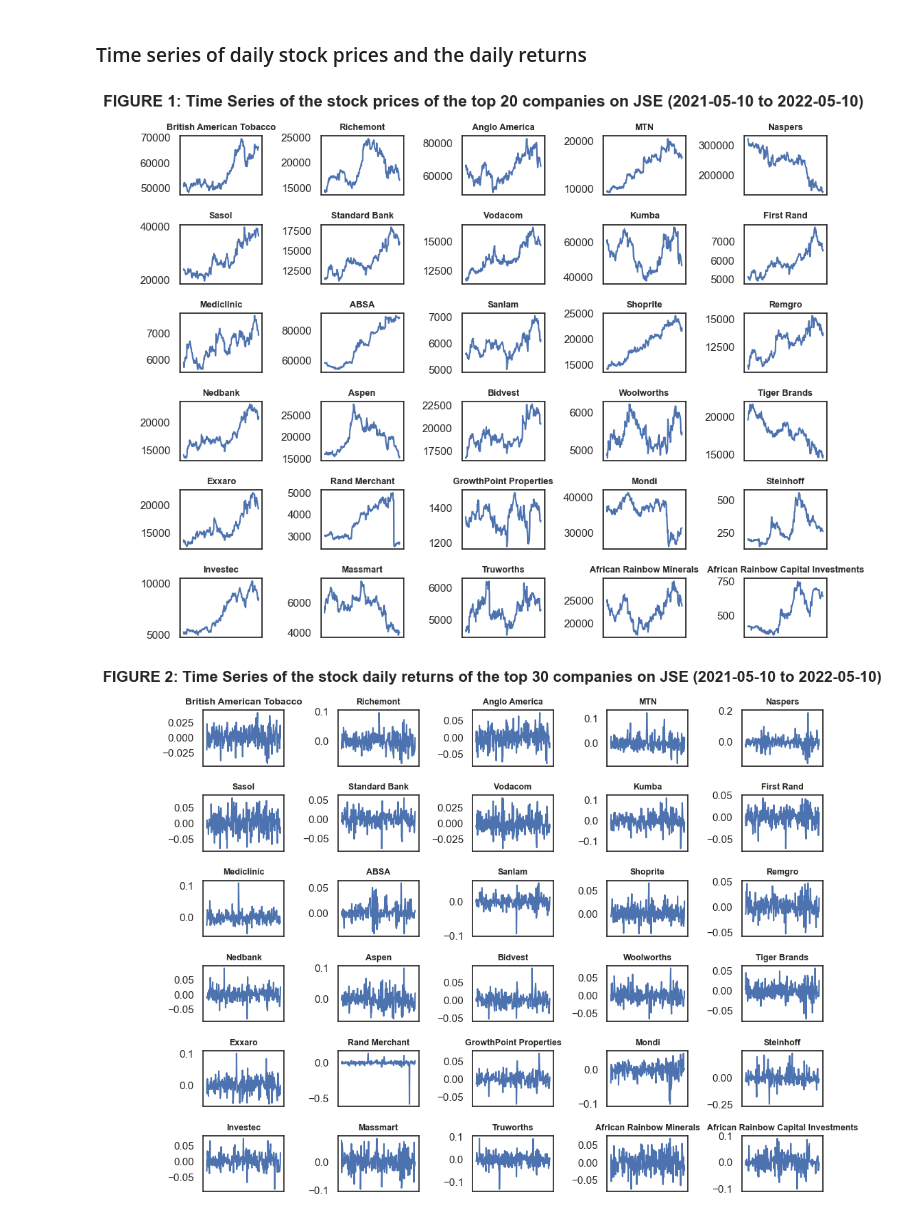
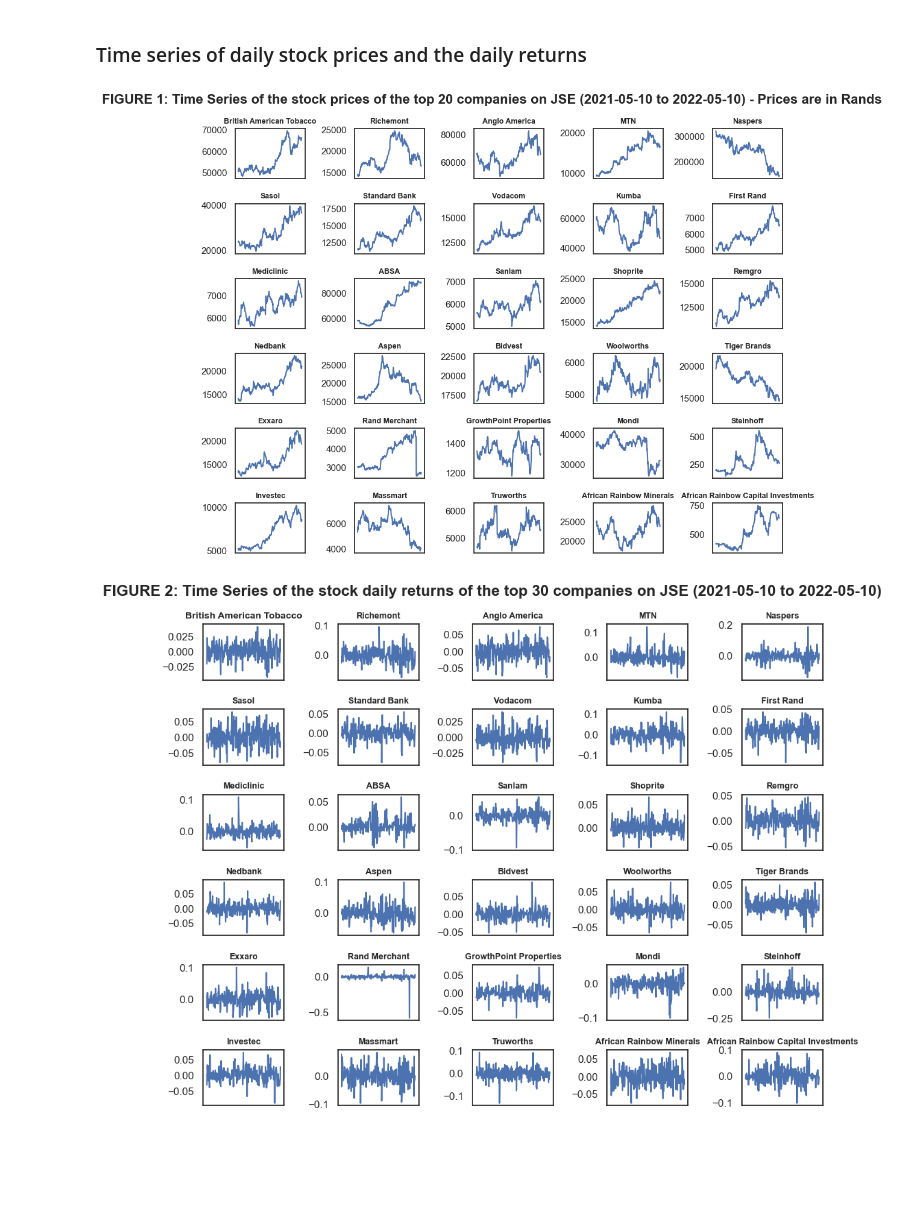
Before and after one commit to NigelGondo/Portfolio_Projects, a Jupyter notebook: Cluster analysis of JSE companies .ipynb, the cells around one changed output. Saved outputs shown, nothing was run; the diff lists cells and outputs as text; code cells hidden in the pictures; blank space fills up the shorter version.

```diff
--- a/Cluster analysis of JSE companies .ipynb
+++ b/Cluster analysis of JSE companies .ipynb
@@ -407,35 +407,35 @@ ax[4,4].set_title('Steinhoff', fontsize = 9, fontweight = 'bold')
 ax[4,4].set_xticks([])
 
 ax[5,0].plot(finance_data.index, 'Investec', data = finance_data)
 ax[5,0].set_title('Investec', fontsize = 9, fontweight = 'bold')
 ax[5,0].set_xticks([])
 
 ax[5,1].plot(finance_data.index, 'Massmart', data = finance_data)
 ax[5,1].set_title('Massmart', fontsize = 9, fontweight = 'bold')
 ax[5,1].set_xticks([])
 
 ax[5,2].plot(finance_data.index, 'Truworths', data = finance_data)
 ax[5,2].set_title('Truworths', fontsize = 9, fontweight = 'bold')
 ax[5,2].set_xticks([])
 
 ax[5,3].plot(finance_data.index, 'African Rainbow Minerals', data = finance_data)
 ax[5,3].set_title('African Rainbow Minerals', fontsize = 9, fontweight = 'bold')
 ax[5,3].set_xticks([])
 
 ax[5,4].plot(finance_data.index, 'African Rainbow Capital Investments', data = finance_data)
 ax[5,4].set_title('African Rainbow Capital Investments', fontsize = 9, fontweight = 'bold')
 ax[5,4].set_xticks([])
 
 
-plt.suptitle('FIGURE 1: Time Series of the stock prices of the top 20 companies on JSE (2021-05-10 to 2022-05-10)',
+plt.suptitle('FIGURE 1: Time Series of the stock prices of the top 20 companies on JSE (2021-05-10 to 2022-05-10) - Prices are in Rands',
              fontsize = 16,
              fontweight = 'bold')
 
 plt.tight_layout()
 
 plt.show()
 # %% [output]
-[figure, old version]
+[figure, new version]
 # %%
 #Plotting the daily stock returns
 fig, ax = plt.subplots(6,5, sharex = True)
```
